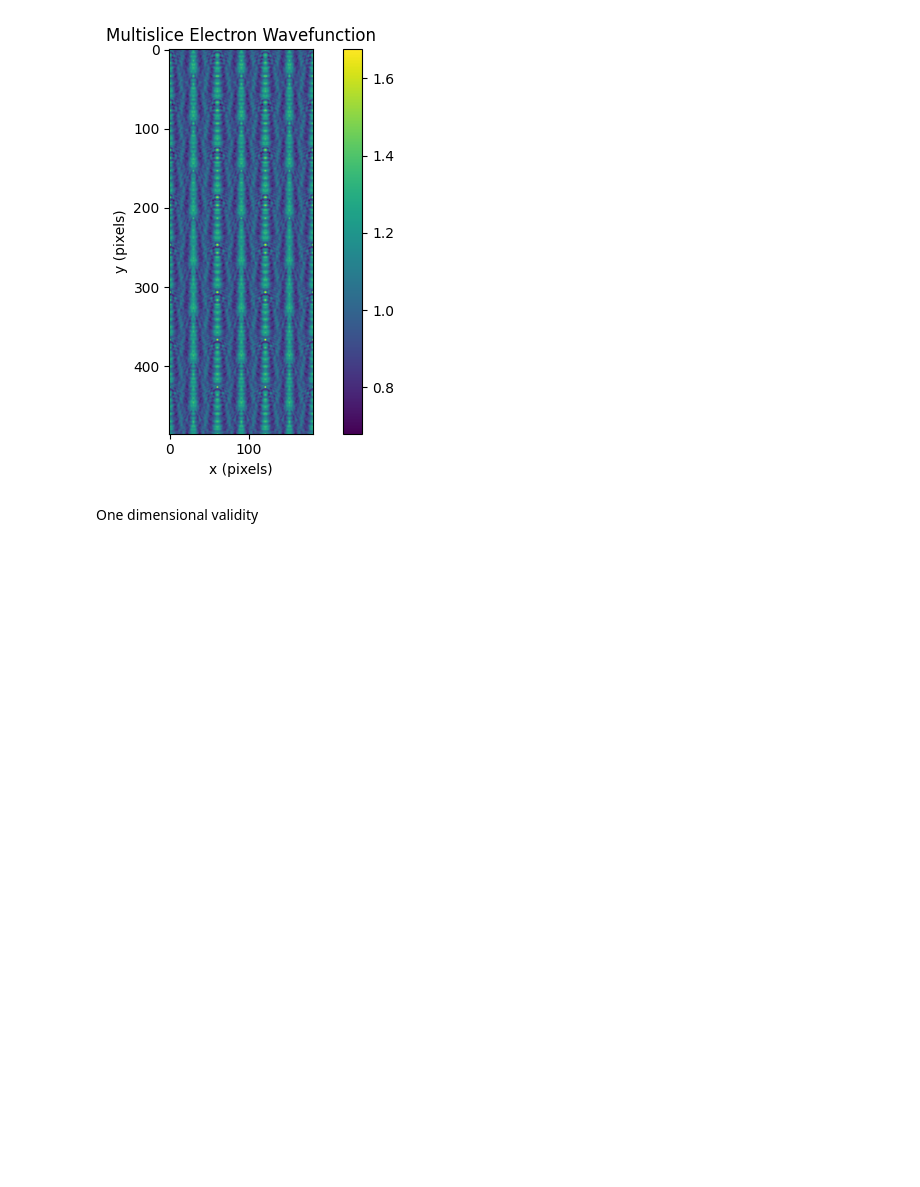
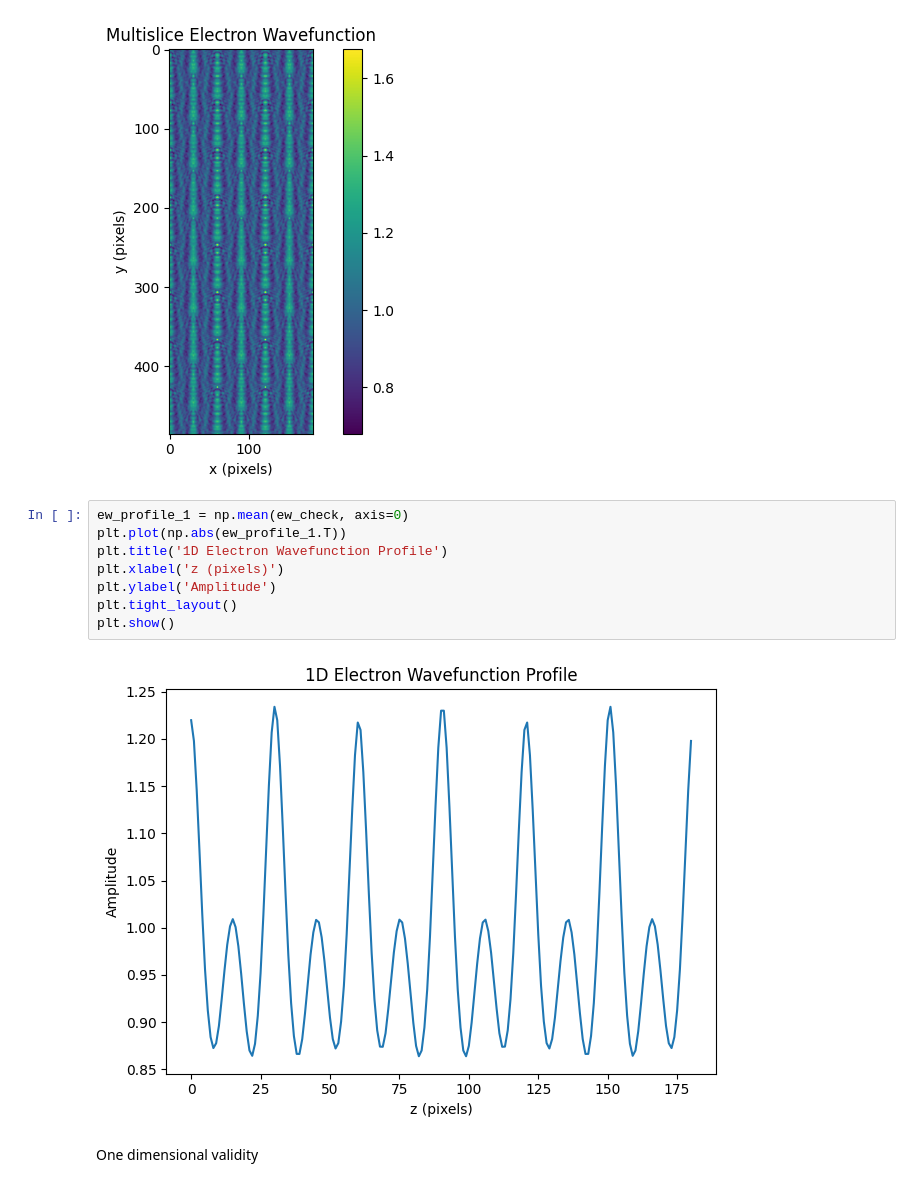
Before and after one commit to Hyper-Phase/DM1dCalc-master, a Jupyter notebook: demonstrations/multislice_calculations.ipynb, the cells around one changed output. Drawn from its saved outputs; the diff is of its cells as text; blank space fills up the shorter version.

```diff
--- a/demonstrations/multislice_calculations.ipynb
+++ b/demonstrations/multislice_calculations.ipynb
@@ -42,5 +42,15 @@ plt.tight_layout()
 plt.show()
 # %% [output]
 [figure]
+# %%
+ew_profile_1 = np.mean(ew_check, axis=0)
+plt.plot(np.abs(ew_profile_1.T))
+plt.title('1D Electron Wavefunction Profile')
+plt.xlabel('z (pixels)')
+plt.ylabel('Amplitude')
+plt.tight_layout()
+plt.show()
+# %% [output]
+[figure, added]
 # %% [markdown]
 One dimensional validity
```
Also changed, not shown: parts of 7 cells of this notebook, 1 other file.
